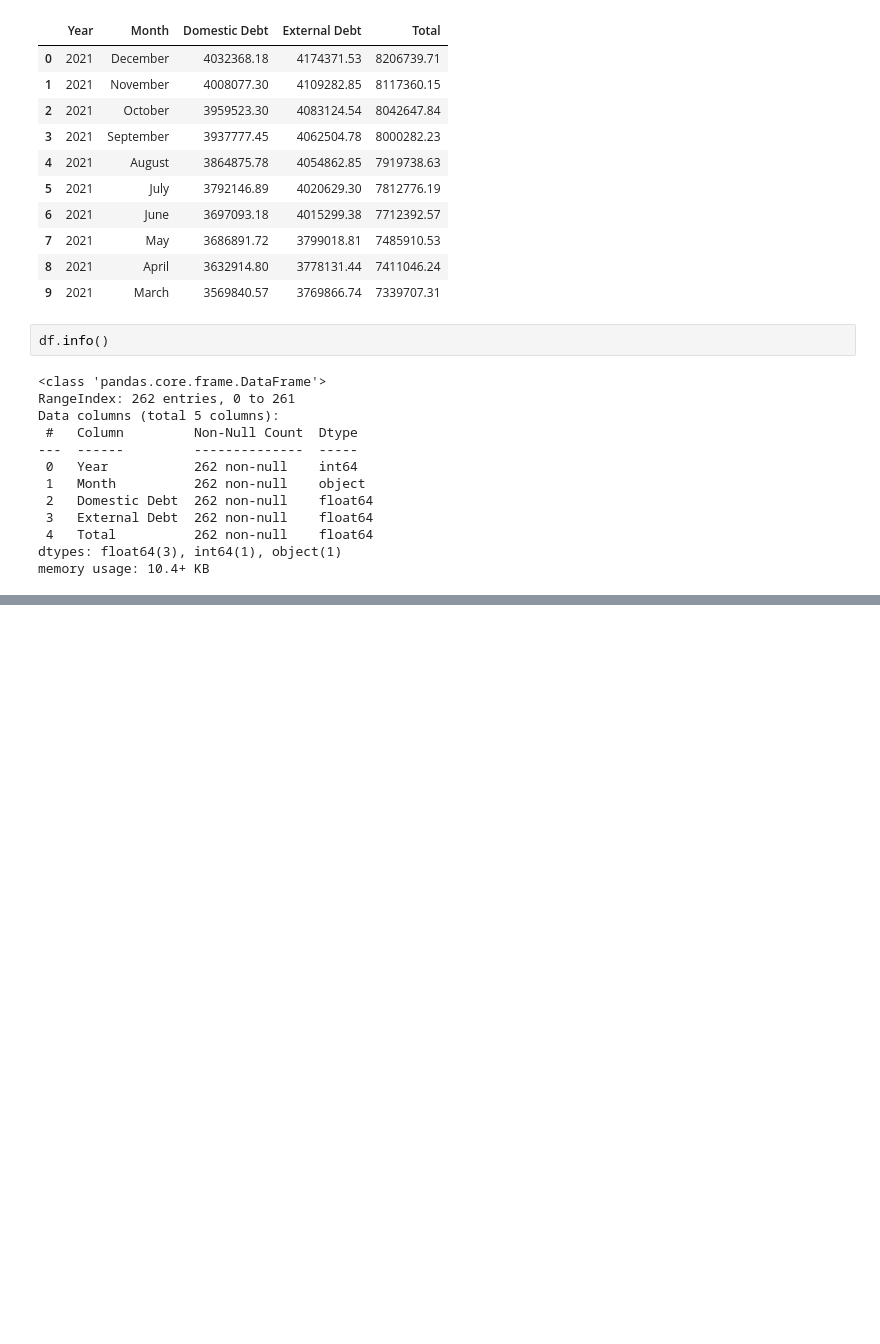
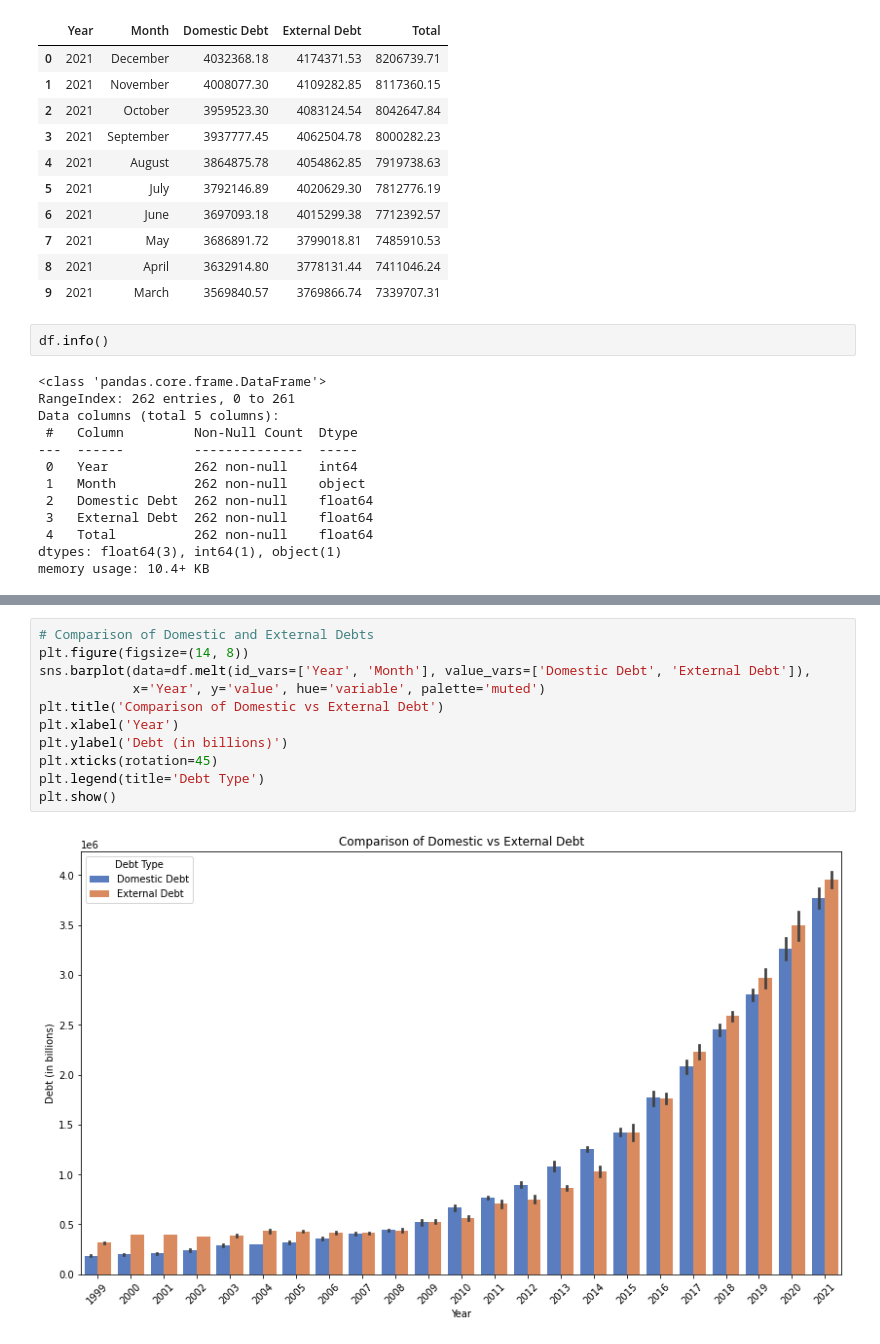
Before and after one commit to josephdamilare01/Kenya_financial_debts, a Jupyter notebook: kenya_fin_debts.ipynb, the cells around one changed output, grey strips where cells are left out. Saved outputs shown, nothing was run; the diff lists cells and outputs as text; blank space fills up the shorter version.

```diff
--- a/kenya_fin_debts.ipynb
+++ b/kenya_fin_debts.ipynb
@@ -64,0 +89,13 @@ memory usage: 10.4+ KB
+# %%
+# Comparison of Domestic and External Debts
+plt.figure(figsize=(14, 8))
+sns.barplot(data=df.melt(id_vars=['Year', 'Month'], value_vars=['Domestic Debt', 'External Debt']),
+            x='Year', y='value', hue='variable', palette='muted')
+plt.title('Comparison of Domestic vs External Debt')
+plt.xlabel('Year')
+plt.ylabel('Debt (in billions)')
+plt.xticks(rotation=45)
+plt.legend(title='Debt Type')
+plt.show()
+# %% [output]
+[figure, added]
```
Also changed, not shown: parts of 5 cells of this notebook.
